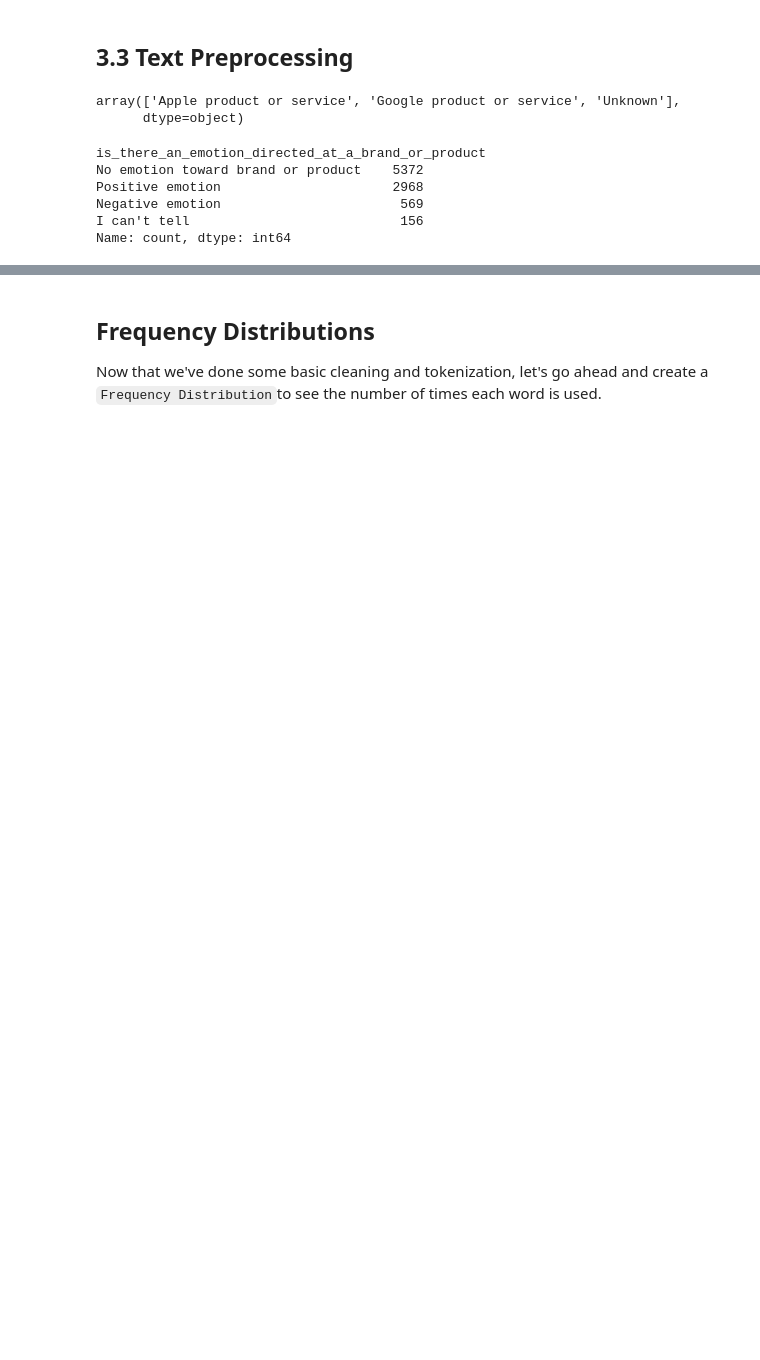
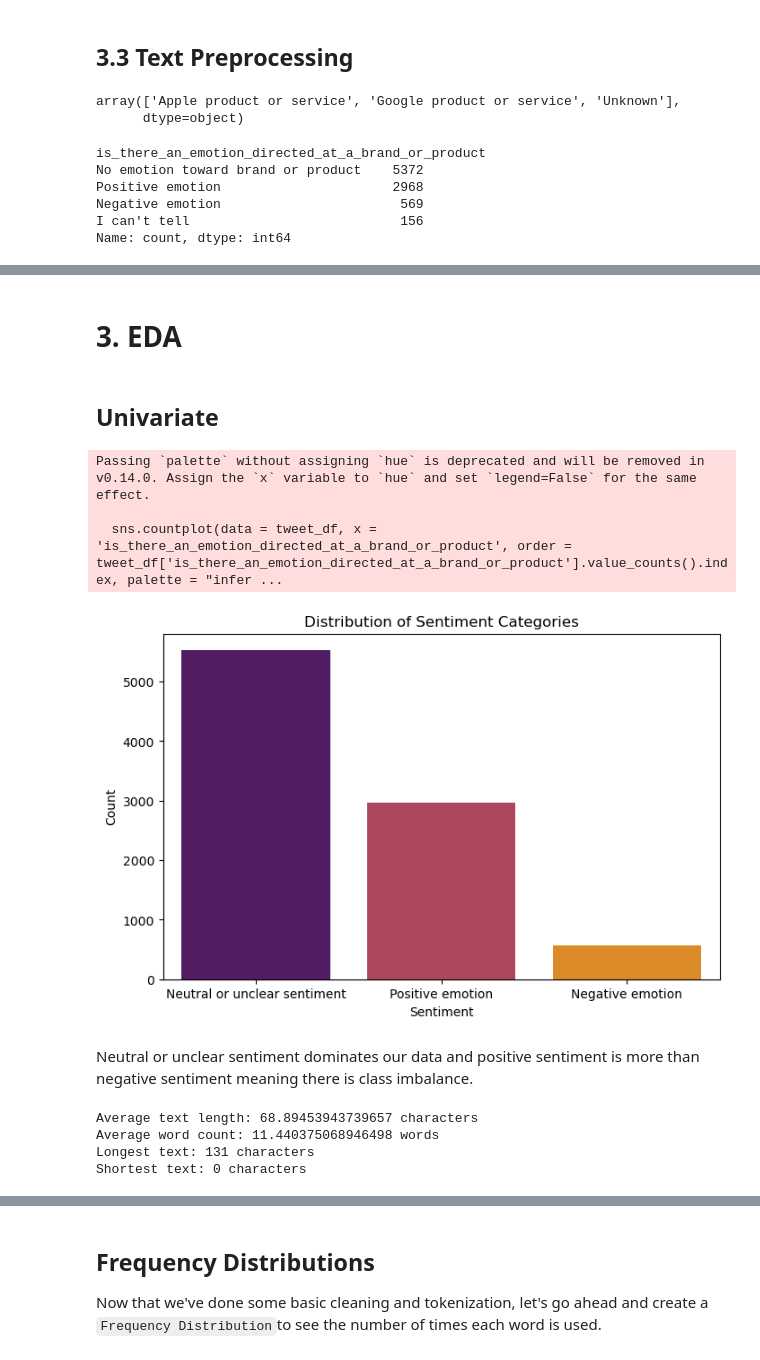
Before and after one commit to zippy345/Tweets_Group_8_project, a Jupyter notebook: Tweet_sentiment_analysis.ipynb, the cells around one changed output, grey strips where cells are left out. Saved outputs shown, nothing was run; the diff lists cells and outputs as text; code cells hidden in the pictures; blank space fills up the shorter version.

```diff
--- a/Tweet_sentiment_analysis.ipynb
+++ b/Tweet_sentiment_analysis.ipynb
@@ -279,0 +285,35 @@ tweet_df.head()
+# %% [markdown]
+# 3. EDA
+# %% [markdown]
+## Univariate
+# %%
+# Data visualization of target variable
+plt.figure(figsize = (8, 5))
+sns.countplot(data = tweet_df, x = 'is_there_an_emotion_directed_at_a_brand_or_product', order = tweet_df['is_there_an_emotion_directed_at_a_brand_or_product'].value_counts().index, palette = "inferno")
+plt.title('Distribution of Sentiment Categories')
+plt.xlabel('Sentiment')
+plt.ylabel('Count')
+plt.show()
+# %% [output]
+Passing `palette` without assigning `hue` is deprecated and will be removed in v0.14.0. Assign the `x` variable to `hue` and set `legend=False` for the same effect.
+
+  sns.countplot(data = tweet_df, x = 'is_there_an_emotion_directed_at_a_brand_or_product', order = tweet_df['is_there_an_emotion_directed_at_a_brand_or_product'].value_counts().index, palette = "infer ...
+[figure, added]
+# %% [markdown]
+Neutral or unclear sentiment dominates our data and positive sentiment is more than negative sentiment meaning there is class imbalance.
+# %%
+# finding length of each tweet
+tweet_df['text_length'] =tweet_df['cleaned_text'].str.len()
+# finding length of each word
+tweet_df['word_count'] = tweet_df['cleaned_text'].str.split().str.len()
+
+# text statistics
+print("Average text length:", tweet_df['text_length'].mean(), "characters")
+print("Average word count:", tweet_df['word_count'].mean(), "words")
+print("Longest text:", tweet_df['text_length'].max(), "characters")
+print("Shortest text:", tweet_df['text_length'].min(), "characters")
+# %% [output]
+Average text length: 68.89453943739657 characters
+Average word count: 11.440375068946498 words
+Longest text: 131 characters
+Shortest text: 0 characters
```
Also changed, not shown: parts of 34 cells of this notebook.
